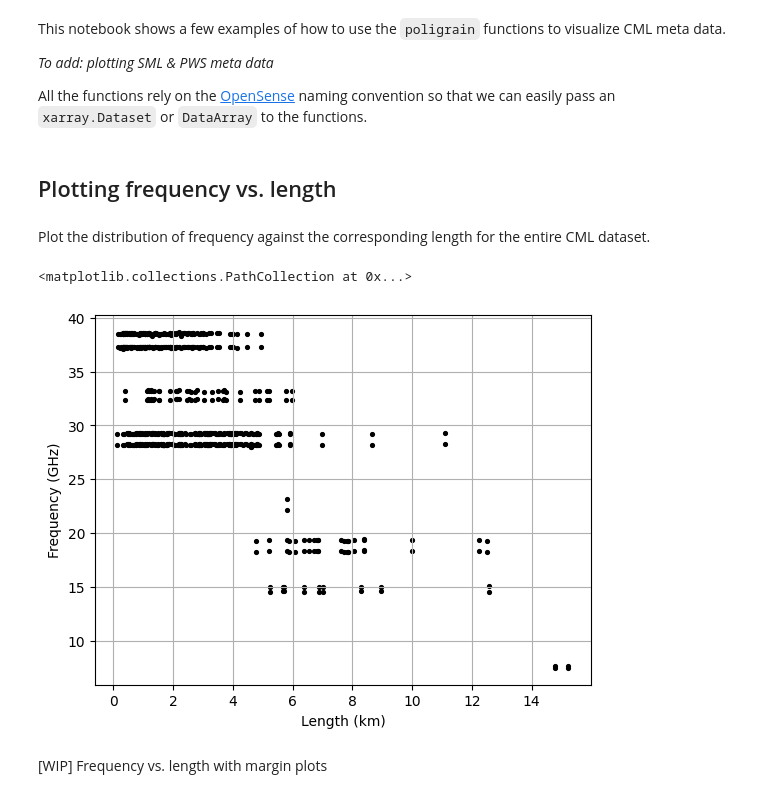
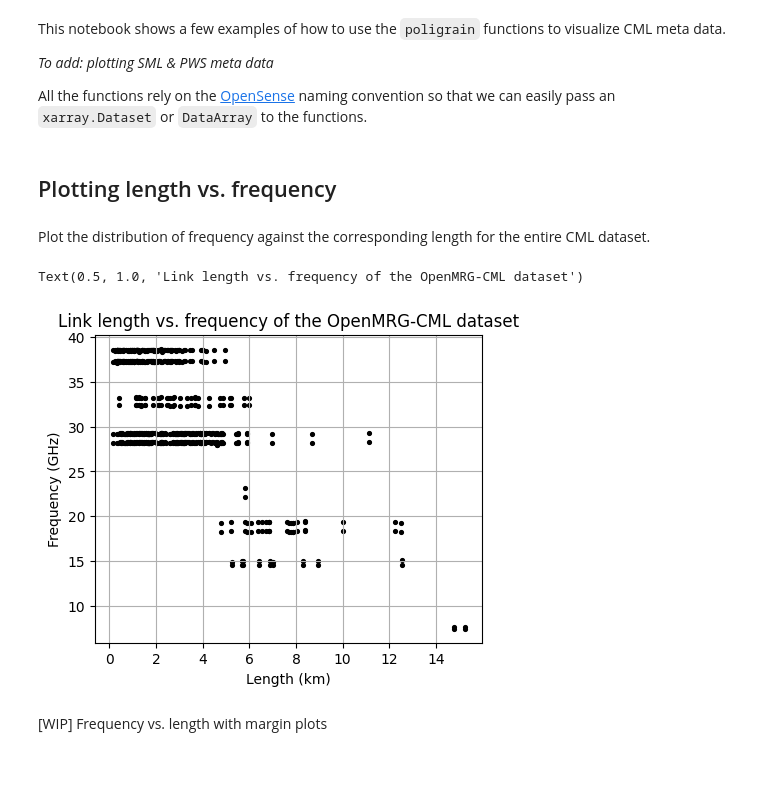
Before and after one commit to OpenSenseAction/poligrain, a Jupyter notebook: docs/notebooks/Visualize_metadata.ipynb, the cells around one changed output. Saved outputs shown, nothing was run; the diff lists cells and outputs as text; code cells hidden in the pictures; blank space fills up the shorter version.

Commit message:
Add imports to notebook and add plot options

```diff
--- a/docs/notebooks/Visualize_metadata.ipynb
+++ b/docs/notebooks/Visualize_metadata.ipynb
@@ -11,19 +12,23 @@ import xarray as xr
 
 import poligrain as plg
 # %% [markdown]
-## Plotting frequency vs. length
+## Plotting length vs. frequency
 # %% [markdown]
 Plot the distribution of frequency against the corresponding length for the entire CML dataset.
 # %%
 # Load example dataset
 ds_cmls = xr.open_dataset("../../tests/test_data/openMRG_CML_180minutes.nc")
-# %%
-plg.plot_metadata.plot_len_vs_freq(
-    ds_cmls.length, ds_cmls.frequency, marker_size=30, grid=True
-)
-# %% [output]
-<matplotlib.collections.PathCollection at 0x...>
-[figure, removed]
+# %%
+fig, ax = plt.subplots(figsize=(5, 4))
+scatter = plg.plot_metadata.plot_len_vs_freq(
+    ds_cmls.length, ds_cmls.frequency, marker_size=30, grid=True, ax=ax
+)
+
+# optionally customize output plot
+ax.set_title("Link length vs. frequency of the OpenMRG-CML dataset")
+# %% [output]
+Text(0.5, 1.0, 'Link length vs. frequency of the OpenMRG-CML dataset')
+[figure, added]
 # %% [markdown]
 [WIP] Frequency vs. length with margin plots
 # %% [markdown]
```
Also changed, not shown: parts of 1 cell of this notebook.
